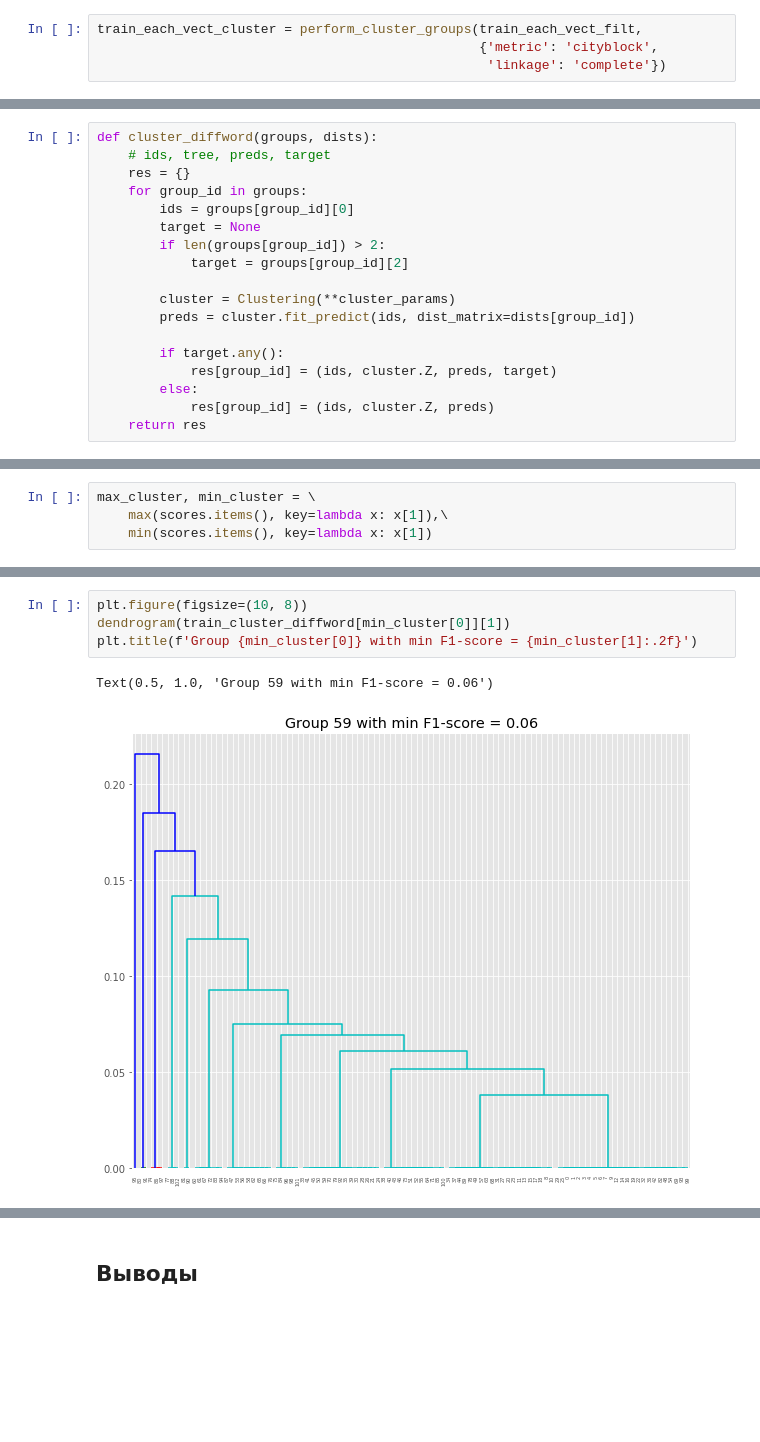
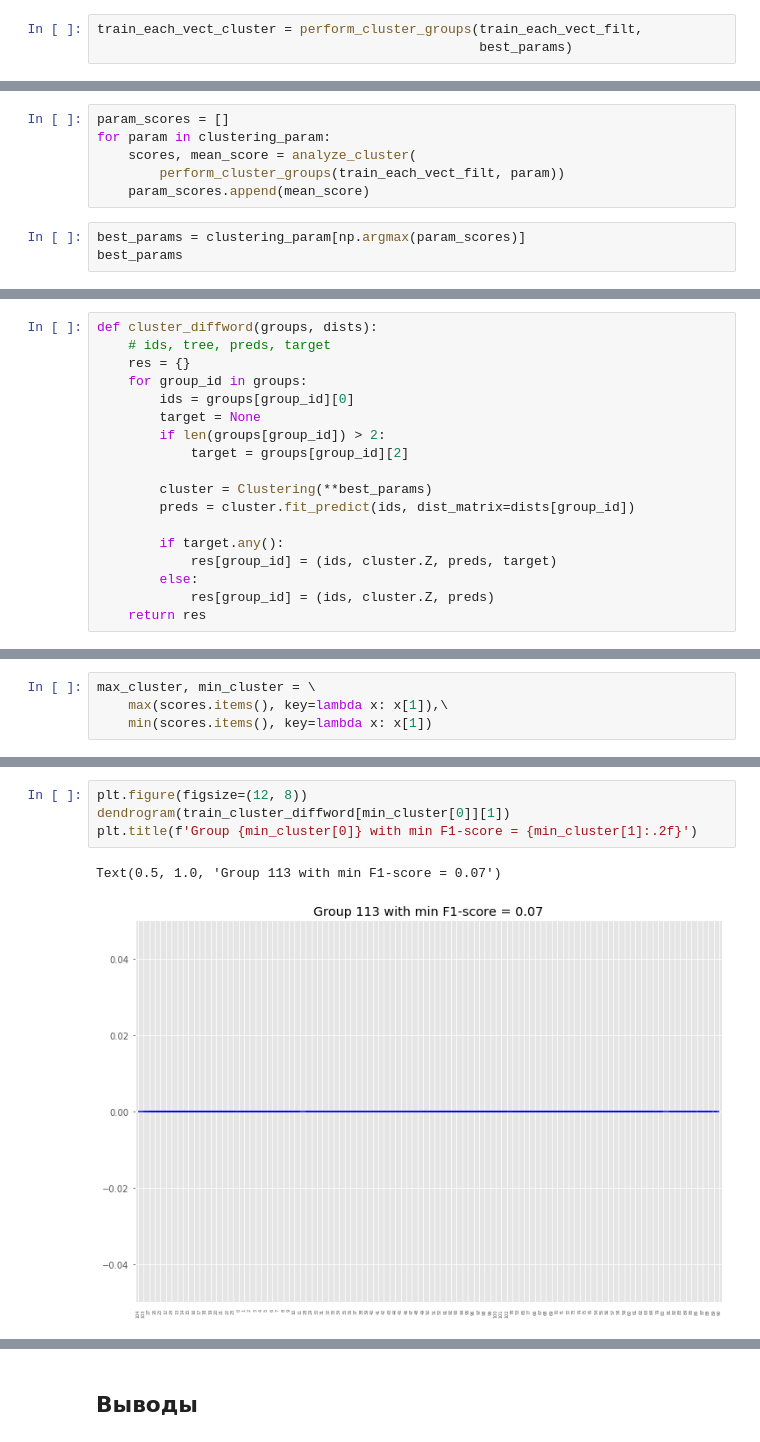
Before and after one commit to gennadylaptev/ml1_hw, a Jupyter notebook: hw4/laptev_hw4.ipynb, the cells around one changed output, grey strips where cells are left out. Cells and saved outputs as stored; diff of their text form; blank space fills up the shorter version.

```diff
--- a/hw4/laptev_hw4.ipynb
+++ b/hw4/laptev_hw4.ipynb
@@ -1032,7 +1063,6 @@ test_each_vect_filt, test_each_vect_zero = filter_groups(test_each_vect)
 # %%
 train_each_vect_cluster = perform_cluster_groups(train_each_vect_filt,
-                                                 {'metric': 'cityblock',
-                                                  'linkage': 'complete'})
+                                                 best_params)
 # %%
 scores, mean_score = analyze_cluster(train_each_vect_cluster)
 # %%
@@ -1092,0 +1140,9 @@ cluster_params = {'metric':  'cityblock',
+# %%
+param_scores = []
+for param in clustering_param:
+    scores, mean_score = analyze_cluster(
+        perform_cluster_groups(train_each_vect_filt, param))
+    param_scores.append(mean_score)
+# %%
+best_params = clustering_param[np.argmax(param_scores)]
+best_params
@@ -1100,7 +1158,7 @@ def cluster_diffword(groups, dists):
         if len(groups[group_id]) > 2:
             target = groups[group_id][2]
 
-        cluster = Clustering(**cluster_params)
+        cluster = Clustering(**best_params)
         preds = cluster.fit_predict(ids, dist_matrix=dists[group_id])
 
         if target.any():
@@ -1132,7 +1190,7 @@ Text(0.5, 1.0, 'Group 77 with max F1-score = 0.98')
 # %%
-plt.figure(figsize=(10, 8))
+plt.figure(figsize=(12, 8))
 dendrogram(train_cluster_diffword[min_cluster[0]][1])
 plt.title(f'Group {min_cluster[0]} with min F1-score = {min_cluster[1]:.2f}')
 # %% [output]
-Text(0.5, 1.0, 'Group 59 with min F1-score = 0.06')
+Text(0.5, 1.0, 'Group 113 with min F1-score = 0.07')
-[figure, old version]
+[figure, new version]
```
Also changed, not shown: parts of 28 cells of this notebook.
